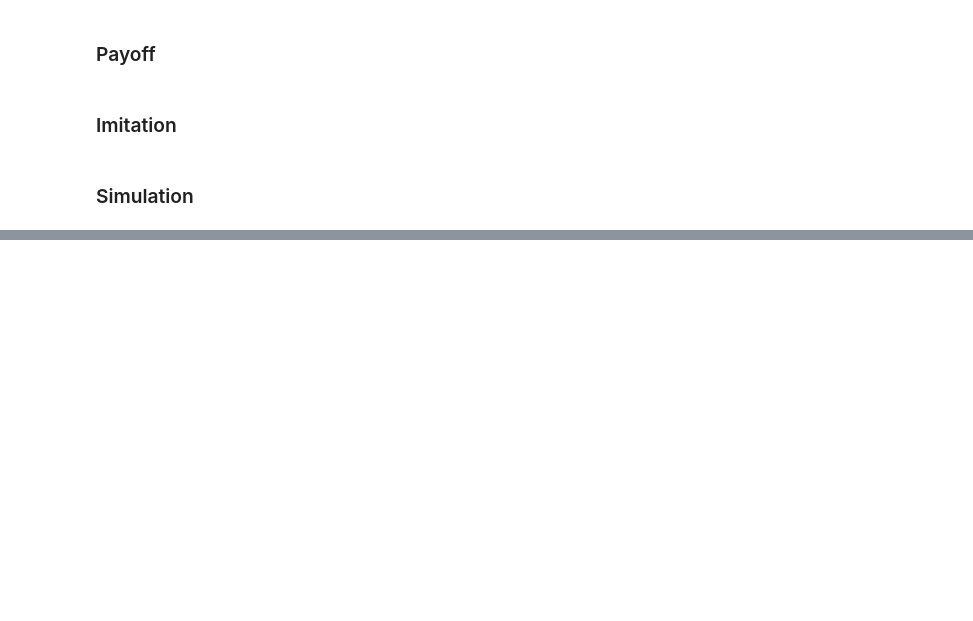
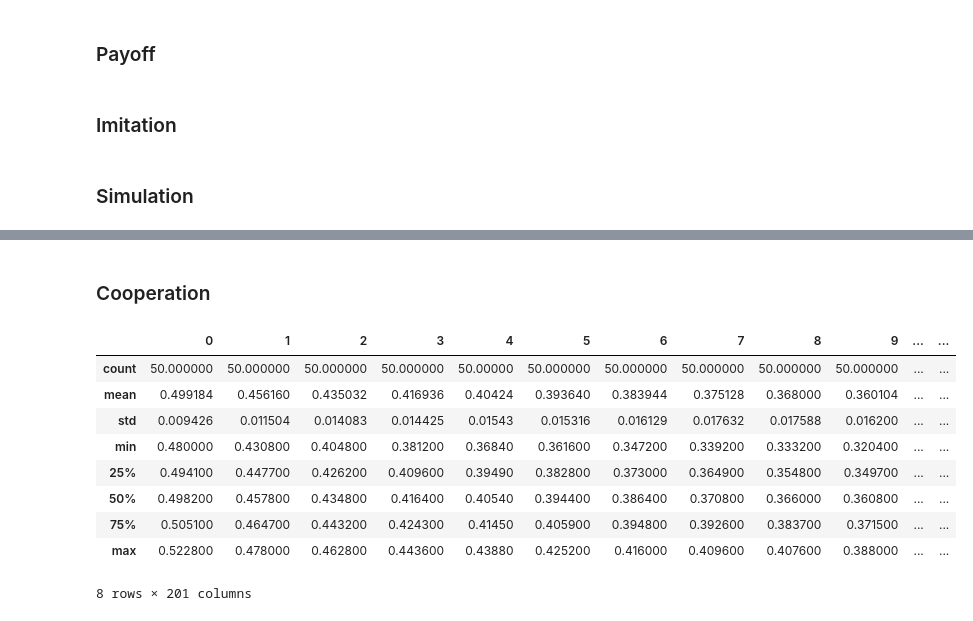
Before and after one commit to PierreGe/learning-dynamics, a Jupyter notebook: 2/src/LD2-2.ipynb, the cells around one changed output, grey strips where cells are left out. Saved outputs shown, nothing was run; the diff lists cells and outputs as text; code cells hidden in the pictures; blank space fills up the shorter version.

```diff
--- a/2/src/LD2-2.ipynb
+++ b/2/src/LD2-2.ipynb
@@ -164,0 +160,16 @@ matrix = get_one_matrix()
+# %% [markdown]
+### Cooperation
+# %%
+df = pd.DataFrame(allres)
+df.describe()
+# %% [output]
+|  | 0 | 1 | 2 | 3 | 4 | 5 | 6 | 7 | 8 | 9 | ... | ... |
+| count | 50.000000 | 50.000000 | 50.000000 | 50.000000 | 50.00000 | 50.000000 | 50.000000 | 50.000000 | 50.000000 | 50.000000 | ... | ... |
+| mean | 0.499184 | 0.456160 | 0.435032 | 0.416936 | 0.40424 | 0.393640 | 0.383944 | 0.375128 | 0.368000 | 0.360104 | ... | ... |
+| std | 0.009426 | 0.011504 | 0.014083 | 0.014425 | 0.01543 | 0.015316 | 0.016129 | 0.017632 | 0.017588 | 0.016200 | ... | ... |
+| min | 0.480000 | 0.430800 | 0.404800 | 0.381200 | 0.36840 | 0.361600 | 0.347200 | 0.339200 | 0.333200 | 0.320400 | ... | ... |
+| 25% | 0.494100 | 0.447700 | 0.426200 | 0.409600 | 0.39490 | 0.382800 | 0.373000 | 0.364900 | 0.354800 | 0.349700 | ... | ... |
+| 50% | 0.498200 | 0.457800 | 0.434800 | 0.416400 | 0.40540 | 0.394400 | 0.386400 | 0.370800 | 0.366000 | 0.360800 | ... | ... |
+| 75% | 0.505100 | 0.464700 | 0.443200 | 0.424300 | 0.41450 | 0.405900 | 0.394800 | 0.392600 | 0.383700 | 0.371500 | ... | ... |
+| max | 0.522800 | 0.478000 | 0.462800 | 0.443600 | 0.43880 | 0.425200 | 0.416000 | 0.409600 | 0.407600 | 0.388000 | ... | ... |
+8 rows × 201 columns
```
Also changed, not shown: parts of 16 cells of this notebook, 5 other files.
